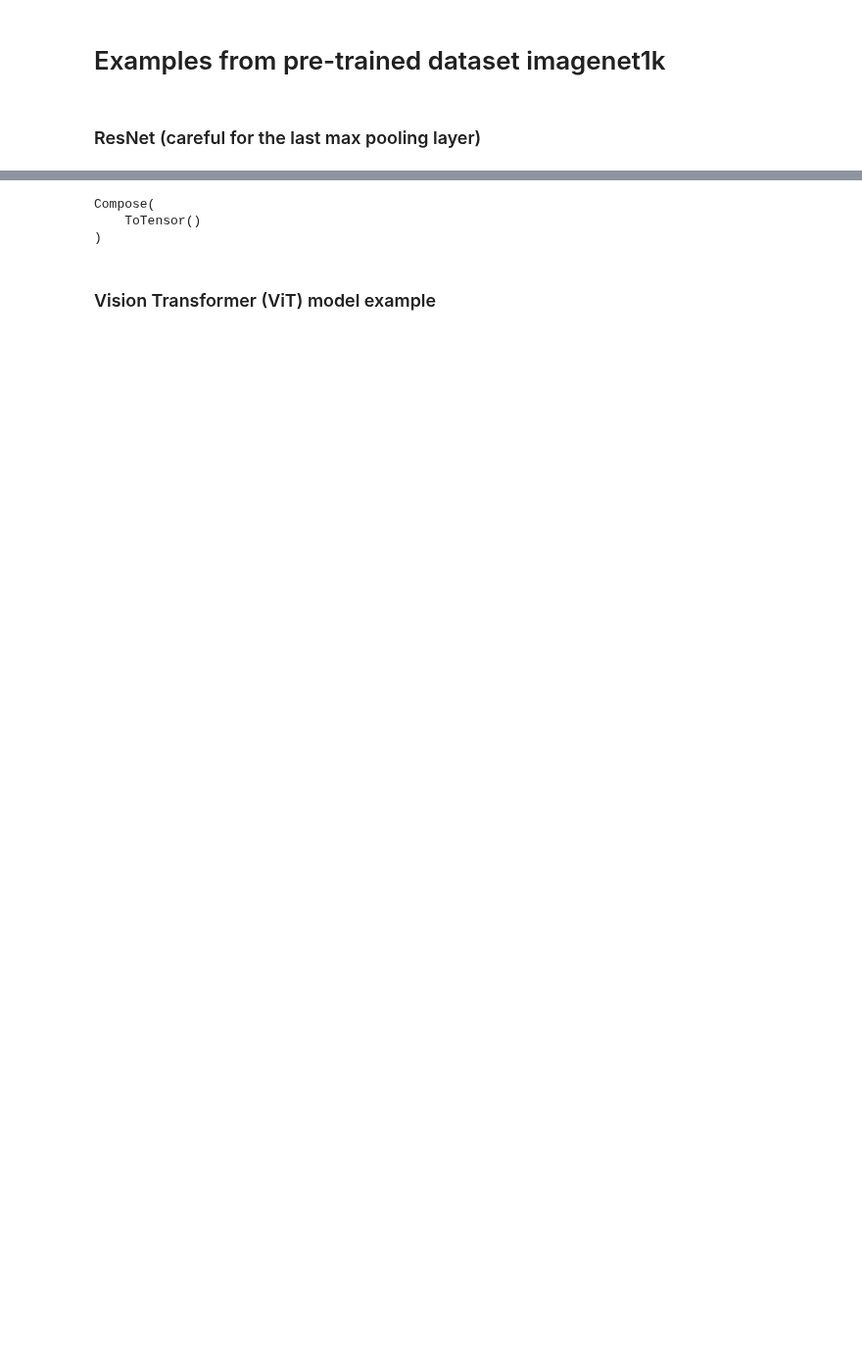
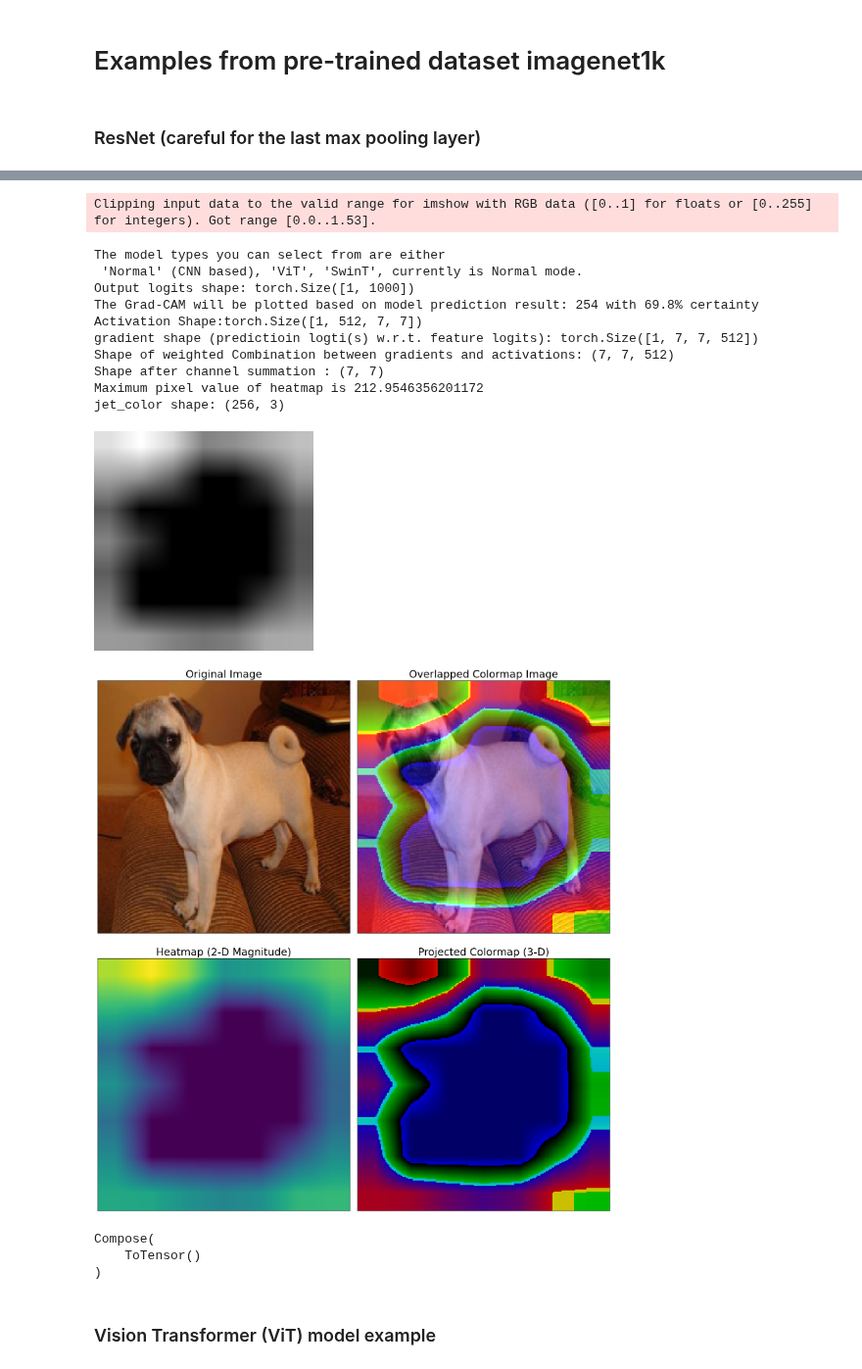
Before and after one commit to TyBruceChen/GradCAM-torch.nn.Module, a Jupyter notebook: test.ipynb, the cells around one changed output, grey strips where cells are left out. Shown at 98% size. Saved outputs shown, nothing was run; the diff lists cells and outputs as text; code cells hidden in the pictures; blank space fills up the shorter version.

Commit message:
Try to get activation and gradient values with a different method (built-in method mount), but the visualization is weird

```diff
--- a/test.ipynb
+++ b/test.ipynb
@@ -27,3 +68,33 @@ Clipping input data to the valid range for imshow with RGB data ([0..1] for floa
+# %%
+from grad_cam_code.grad_cam_new import *
+from timm.data.transforms_factory import create_transform
+from timm.data import resolve_data_config
+
+model = create_model('timm/resnet18.a1_in1k', pretrained=True)
+model.eval()
+
+## Test image samples are from imagenet
+img_path = 'graphs/test_images/test2-pug-dog.png'
+#img_path = 'graphs/test_images/test4-hotdog.png'
+
+cam_vit = GradCAM(model,img_path, layer_name='layer4.1.conv2', model_type='Normal', verbose=True)
+cam_vit(heatmap_threshold=5)
+cam_vit.imposing_visualization()
+cam_vit.heatmap
+# %% [output]
+Clipping input data to the valid range for imshow with RGB data ([0..1] for floats or [0..255] for integers). Got range [0.0..1.53].
+The model types you can select from are either
+ 'Normal' (CNN based), 'ViT', 'SwinT', currently is Normal mode.
+Output logits shape: torch.Size([1, 1000])
+The Grad-CAM will be plotted based on model prediction result: 254 with 69.8% certainty
+Activation Shape:torch.Size([1, 512, 7, 7])
+gradient shape (predictioin logti(s) w.r.t. feature logits): torch.Size([1, 7, 7, 512])
+Shape of weighted Combination between gradients and activations: (7, 7, 512)
+Shape after channel summation : (7, 7)
+Maximum pixel value of heatmap is 212.9546356201172
+jet_color shape: (256, 3)
+[figure, added]
+[figure, added]
 # %%
 cam.transform
 # %% [output]
```
Also changed, not shown: parts of 10 cells of this notebook, 8 other files.
